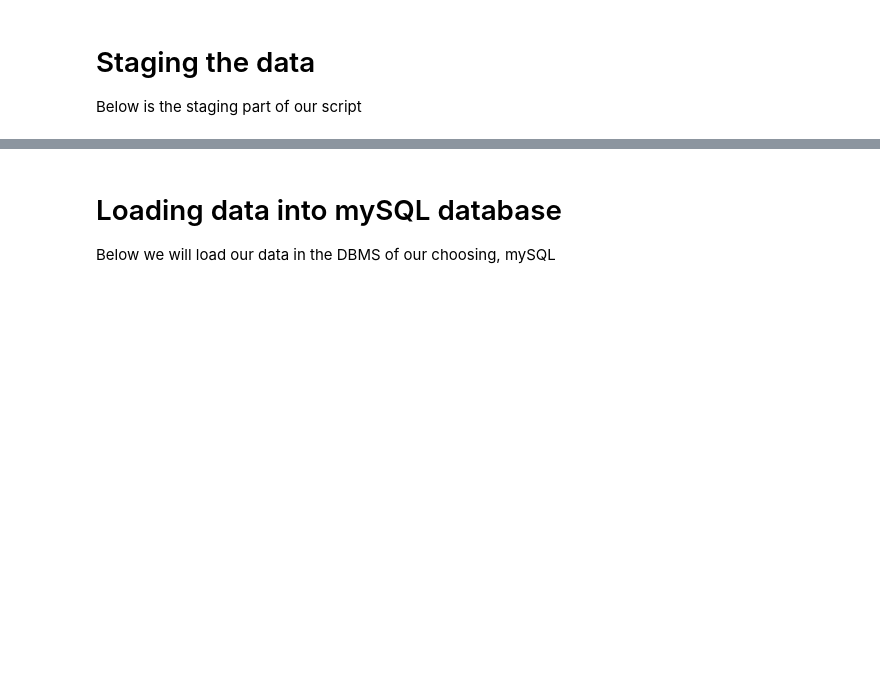
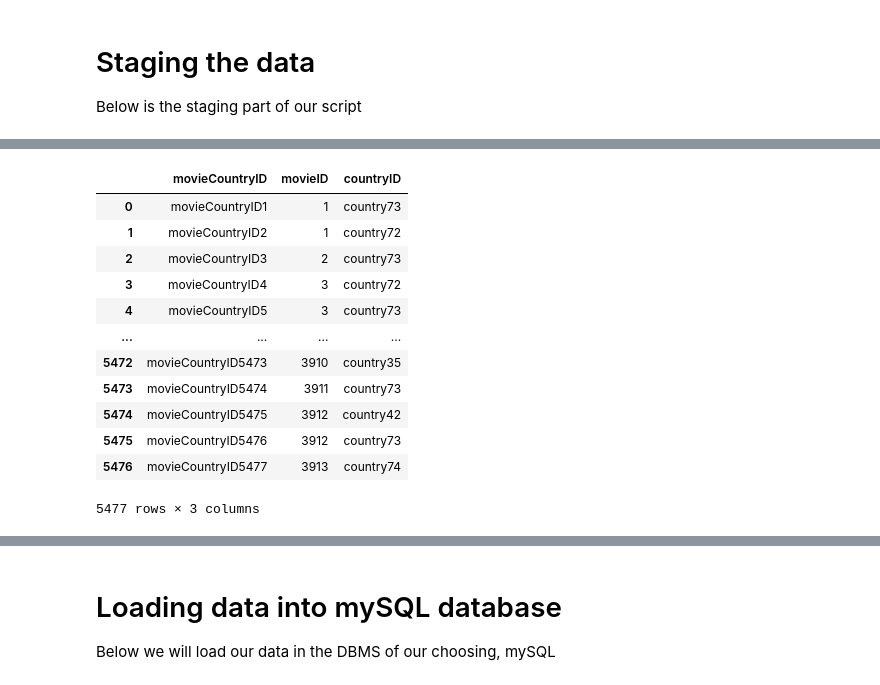
Before and after one commit to yazzylazy/Top-5000-TMDB-Movies-Analysis, a Jupyter notebook: etl_script.ipynb, the cells around one changed output, grey strips where cells are left out. Drawn from its saved outputs; the diff is of its cells as text; code cells hidden in the pictures; blank space fills up the shorter version.

Commit message:
Working on data staging (2/4 bridges made)

```diff
--- a/etl_script.ipynb
+++ b/etl_script.ipynb
@@ -303,0 +383,4 @@ print(actors)
+# %%
+df_movies.insert(0, 'Surrogate Key', range(1, len(df_movies)+1))
+
+print(df_movies)
@@ -303,0 +408,63 @@ print(actors)
+# %%
+# Extract list of all unique rows under column 'production_countries'
+countries_list = df_movies['production_countries'].unique()
+
+# Empty list to store all unique countries - to be stored in 'Countries' dimension
+unique_countries = []
+
+# Iterate through all unique values found in df, save all unique value into list
+for countries in countries_list:
+    countries_string = countries.split(', ')
+    for country in countries_string:
+        if country not in unique_countries:
+            unique_countries.append(country)
+
+# Sort the list alphabetically
+unique_countries.sort()
+
+# Create new dataframe that stores each country with a surrogate ID (unique to that of the df_movies surrogate key)
+df_countries = pd.DataFrame(columns=['countryID', 'Country'])
+
+# Store each country in the new dataframe alongside a surrogate key (to later be used as the primary key)
+for i in range(len(unique_countries)):
+    id = 'country' + str(i+1)
+    tmp = {'countryID': id, 'Country': unique_countries[i]}
+    df_countries.loc[len(df_countries)] = tmp
+
+# Create bridge table where
+    # For each movie, look at string of production countries it contains
+    # For each country, store entry that links the movie surrogate key to the country surrogate key
+df_movies_to_countries = pd.DataFrame(columns=['movieCountryID', 'movieID', 'countryID'])
+
+# Create slice of df_movies to only contain surrogate key and production countries
+movie_country_df = df_movies[['Surrogate Key', 'production_countries']]
+
+mc_id = 1 # id number we will iterate
+
+# For every movie and it's production countries, we will extract it's list of countries.
+# For each country, we will search it's ID in the countries dataframe and add a link within the bridge dataframe
+for index, row in movie_country_df.iterrows():
+    countries = row['production_countries'].split(', ')
+    for country in countries:
+        # Setup bridge id
+        id = 'movieCountryID' + str(mc_id)
+        mc_id += 1
+        country_id = df_countries.loc[df_countries['Country'] == country, 'countryID'].iloc[0]
+        tmp = {'movieCountryID': id, 'movieID': row['Surrogate Key'], 'countryID': country_id}
+        df_movies_to_countries.loc[len(df_movies_to_countries)] = tmp
+
+df_movies_to_countries # resulting bridge dataframe
+# %% [output]
+|  | movieCountryID | movieID | countryID |
+| 0 | movieCountryID1 | 1 | country73 |
+| 1 | movieCountryID2 | 1 | country72 |
+| 2 | movieCountryID3 | 2 | country73 |
+| 3 | movieCountryID4 | 3 | country72 |
+| 4 | movieCountryID5 | 3 | country73 |
+| ... | ... | ... | ... |
+| 5472 | movieCountryID5473 | 3910 | country35 |
+| 5473 | movieCountryID5474 | 3911 | country73 |
+| 5474 | movieCountryID5475 | 3912 | country42 |
+| 5475 | movieCountryID5476 | 3912 | country73 |
+| 5476 | movieCountryID5477 | 3913 | country74 |
+5477 rows × 3 columns
```
Also changed, not shown: parts of 26 cells of this notebook.
